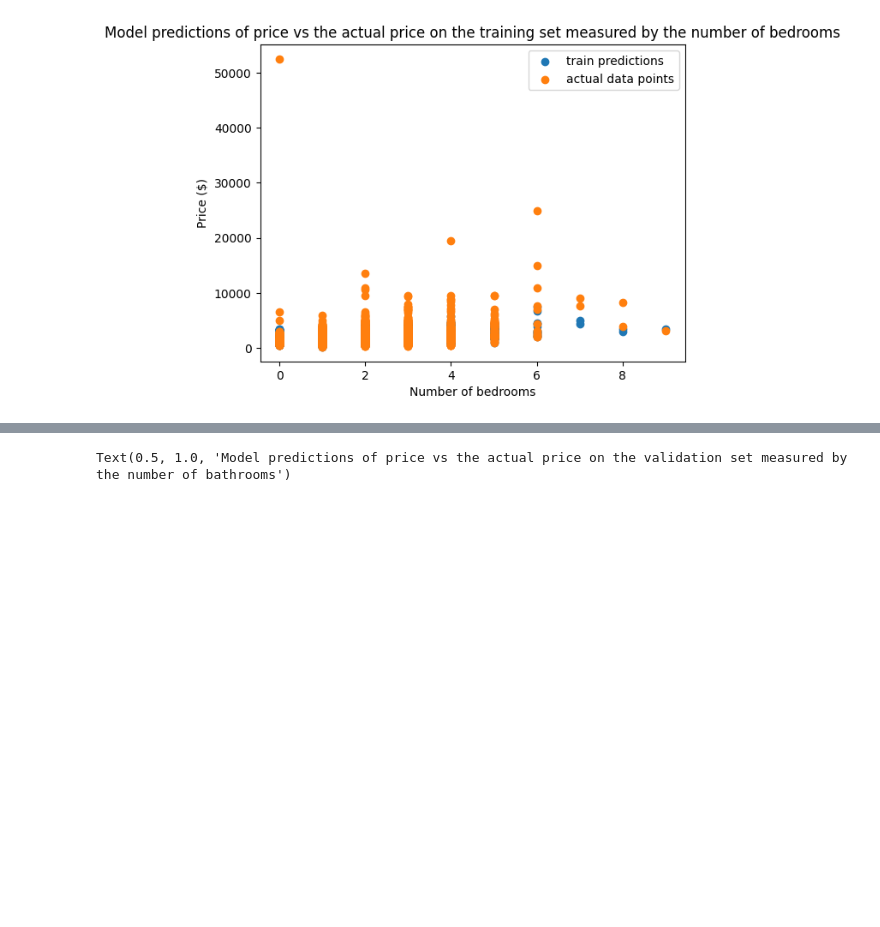
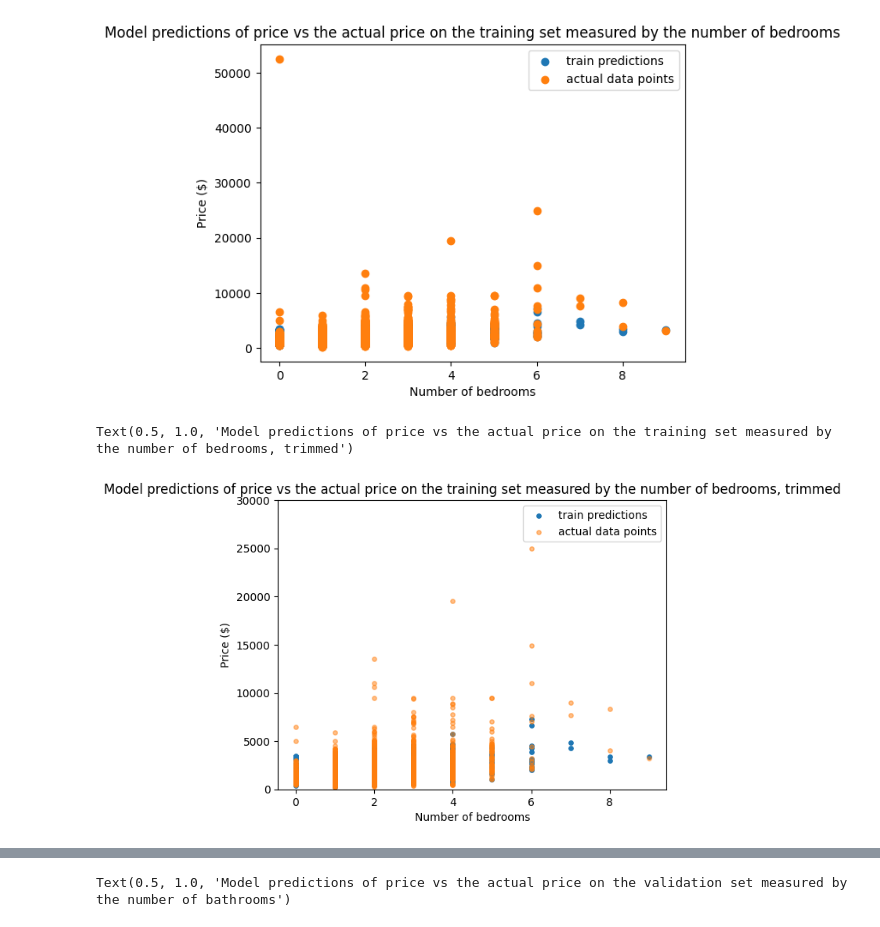
Before and after one commit to Daniel-Tran3/CSE_151A_Project, a Jupyter notebook: Model_1.ipynb, the cells around one changed output, grey strips where cells are left out. Saved outputs shown, nothing was run; the diff lists cells and outputs as text; code cells hidden in the pictures; blank space fills up the shorter version.

```diff
--- a/Model_1.ipynb
+++ b/Model_1.ipynb
@@ -499,6 +511,17 @@ plt.title("Model predictions of price vs the actual price on the training set me
 # %% [output]
 Text(0.5, 1.0, 'Model predictions of price vs the actual price on the training set measured by the number of bedrooms')
 [figure]
+# %%
+plt.scatter(X_train['bedrooms'], yhat_train, s = 15)
+plt.scatter(X_train['bedrooms'], y_train, s = 15, alpha = 0.5)
+plt.ylim(0, 30000)
+plt.legend(['train predictions', 'actual data points'])
+plt.xlabel("Number of bedrooms")
+plt.ylabel("Price ($)")
+plt.title("Model predictions of price vs the actual price on the training set measured by the number of bedrooms, trimmed")
+# %% [output]
+Text(0.5, 1.0, 'Model predictions of price vs the actual price on the training set measured by the number of bedrooms, trimmed')
+[figure, added]
 # %%
 plt.scatter(X_test['bathrooms'], yhat_test)
 plt.scatter(X_test['bathrooms'], y_test)
```
Also changed, not shown: parts of 12 cells of this notebook.
